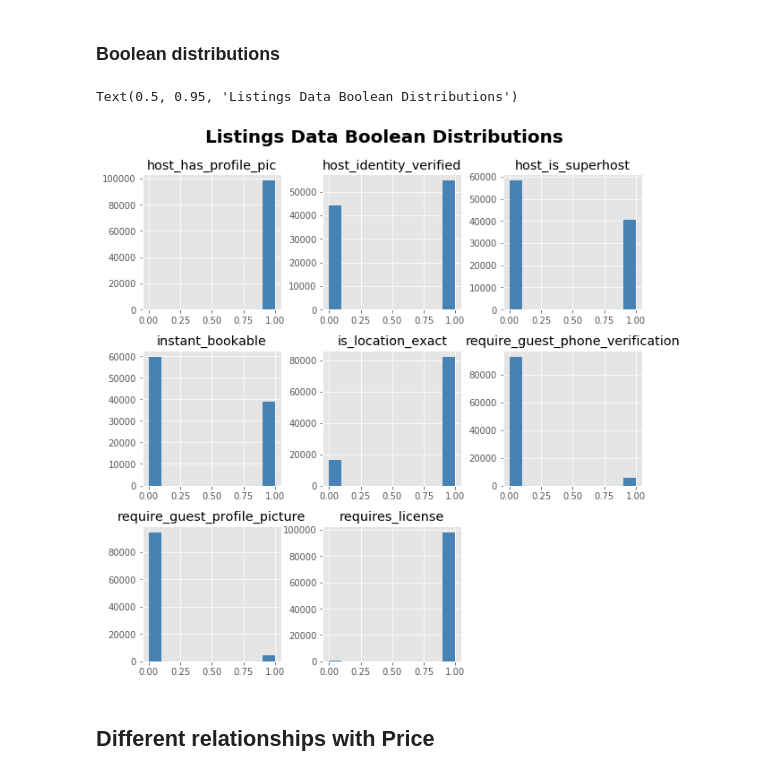
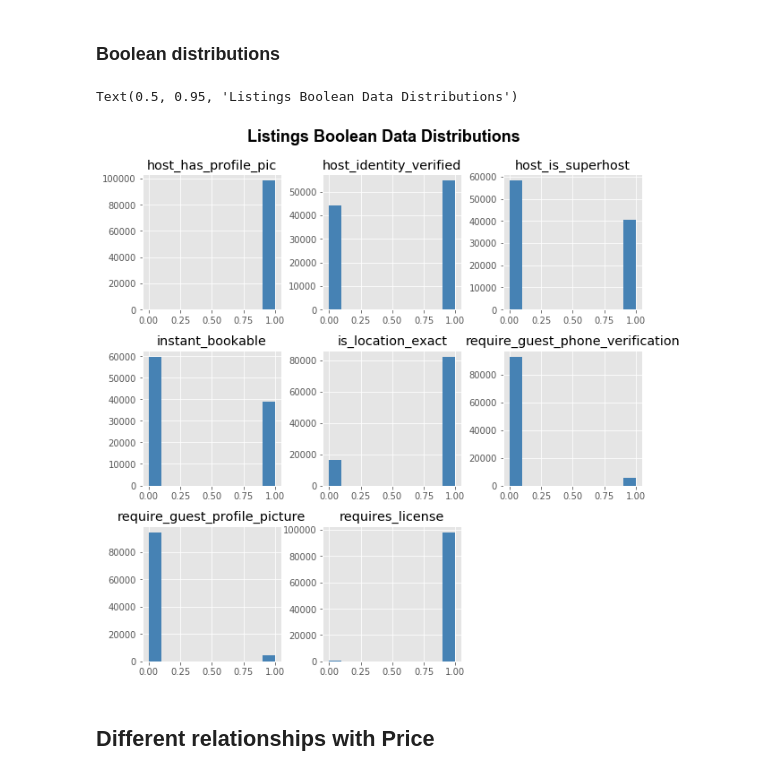
Before and after one commit to KishenSharma6/Airbnb-Analysis, a Jupyter notebook: Project Codes/03. Exploratory Data Analysis/2020_0202_Listings_EDA.ipynb, the cells around one changed output. Cells and saved outputs as stored; diff of their text form; code cells hidden in the pictures.

```diff
--- a/Project Codes/03. Exploratory Data Analysis/2020_0202_Listings_EDA.ipynb
+++ b/Project Codes/03. Exploratory Data Analysis/2020_0202_Listings_EDA.ipynb
@@ -150,12 +147,12 @@ Text(0.5, 0.92, 'Listings Numeric Data Distributions')
 # %%
 #Plot histogram of booleans in listings data
 df.select_dtypes(include = ['bool']).astype(float).hist(figsize =(10,10), color = 'steelblue');
 
 #Set plot aesthtics
-plt.suptitle("Listings Boolean Distributions",fontweight='bold', color = 'k', fontsize = 20, y =.95)
+plt.suptitle("Listings Boolean Data Distributions",fontname ='Arial',fontweight='bold', color = 'k', fontsize = 18, y =.95)
 # %% [output]
-Text(0.5, 0.95, 'Listings Data Boolean Distributions')
+Text(0.5, 0.95, 'Listings Boolean Data Distributions')
-[figure, old version]
+[figure, new version]
 # %% [markdown]
 ## Different relationships with Price
 # %% [markdown]
```
Also changed, not shown: parts of 13 cells of this notebook.
